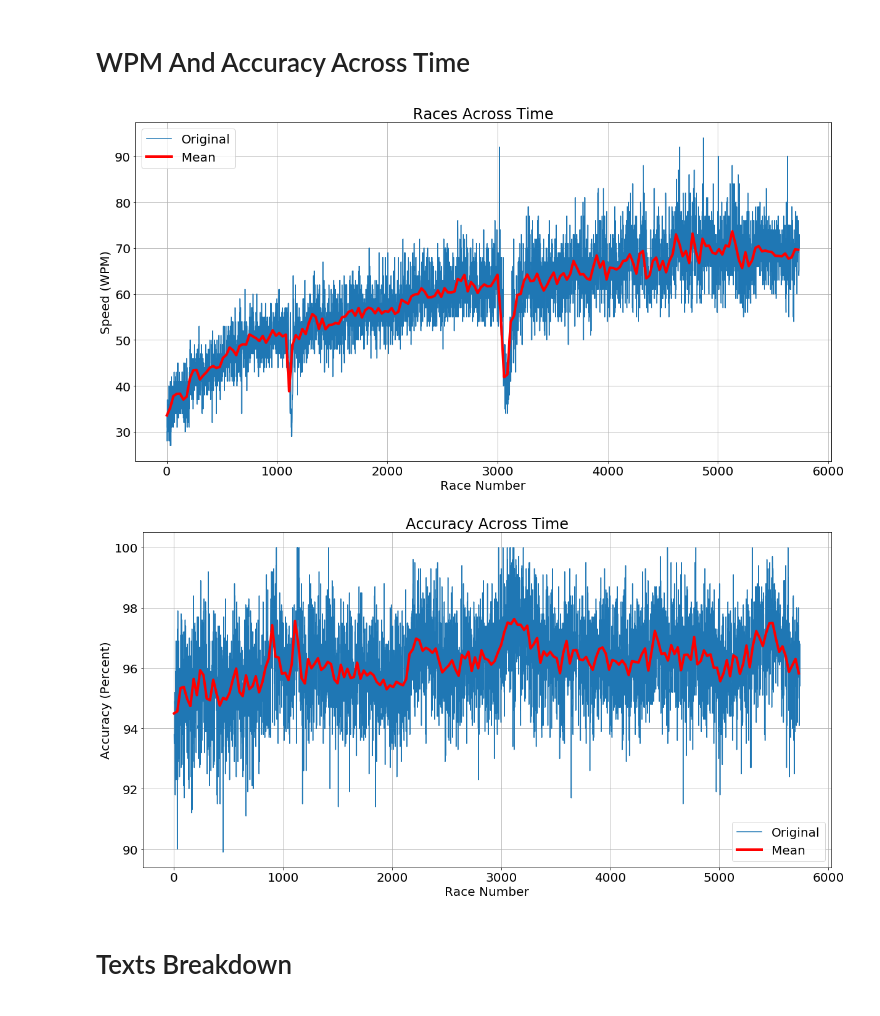
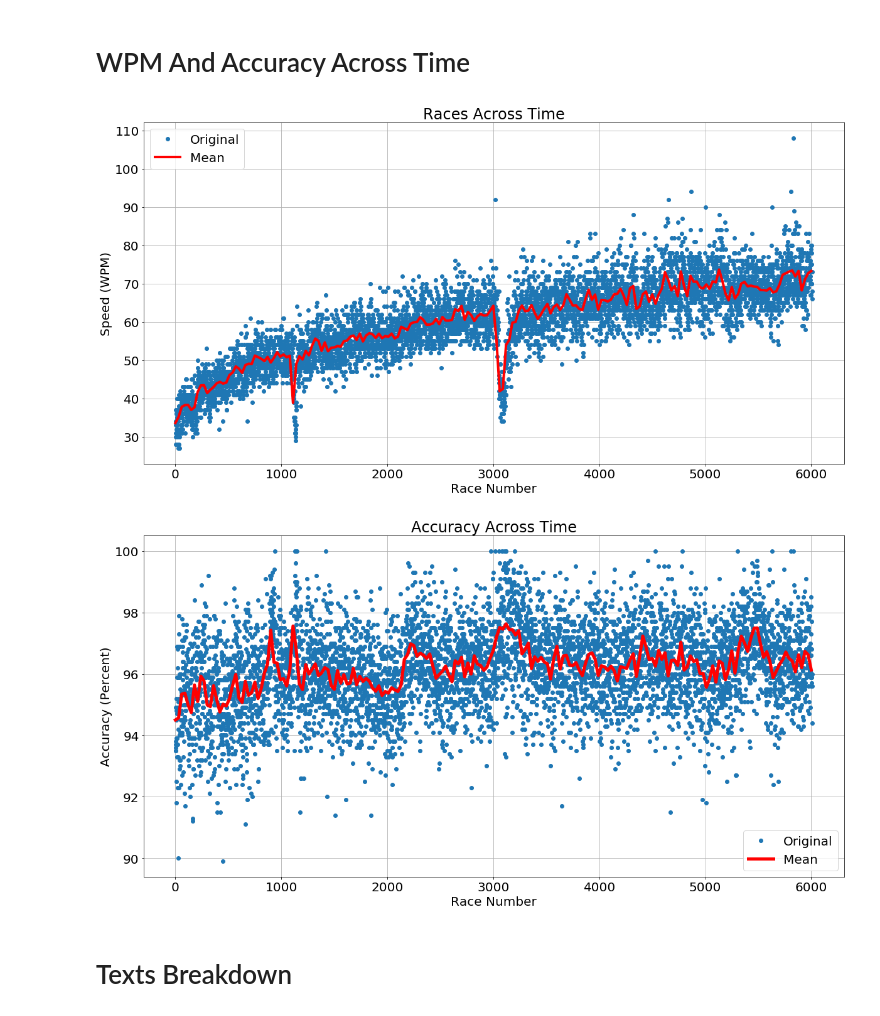
Before and after one commit to LiadOz/pandas-and-scrpaing, a Jupyter notebook: typeracer/analysis.ipynb, the cells around one changed output. Drawn from its saved outputs; the diff is of its cells as text; code cells hidden in the pictures.

```diff
--- a/typeracer/analysis.ipynb
+++ b/typeracer/analysis.ipynb
@@ -7,7 +7,7 @@ import numpy as np
 plt.rcParams['figure.figsize'] = (20, 10) # set default size of plots
 plt.rcParams.update({'font.size': 20})
 # %%
-df = pd.read_csv('ozonzono.csv', index_col=0)
+df = pd.read_csv('ozonzono.csv')
 df = df.rename(columns={'Race Number': 'race_number'})
 df = df.rename(columns={col:col.lower() for col in df.columns})
 df = df.reset_index().drop('index', axis=1)
@@ -34,25 +34,25 @@ df
 # %%
 N = 30
 mean_df = df.groupby(df.race_number // N)['speed'].mean().reset_index()
 mean_df['sample_number'] = mean_df.race_number * N
 
-plt.plot(df.race_number, df.speed, label='Original')
+plt.plot(df.race_number, df.speed, 'o', label='Original')
 plt.plot(mean_df.sample_number, mean_df.speed, color='r', linewidth=4, label='Mean')
 plt.title('Races Across Time')
 plt.xlabel('Race Number')
 plt.ylabel('Speed (WPM)')
 plt.legend()
 plt.grid(True)
 plt.show()
 # %% [output]
-[figure, old version]
+[figure, new version]
 # %%
 N = 30
 mean_df = df.groupby(df.race_number // N).accuracy.mean().reset_index()
 mean_df['sample_number'] = mean_df.race_number * N
 
-plt.plot(df.race_number, df.accuracy, label='Original')
-plt.plot(mean_df.sample_number, mean_df.accuracy, color='r', linewidth=4, label='Mean')
+plt.plot(df.race_number, df.accuracy, 'o', label='Original')
+plt.plot(mean_df.sample_number, mean_df.accuracy, color='r', linewidth=5, label='Mean')
 plt.title('Accuracy Across Time')
 plt.xlabel('Race Number')
 plt.ylabel('Accuracy (Percent)')
@@ -60,7 +60,7 @@ plt.legend()
 plt.grid(True)
 plt.show()
 # %% [output]
-[figure, old version]
+[figure, new version]
 # %% [markdown]
 # Texts Breakdown
 # %%
```
Also changed, not shown: parts of 5 cells of this notebook, 4 other files.
